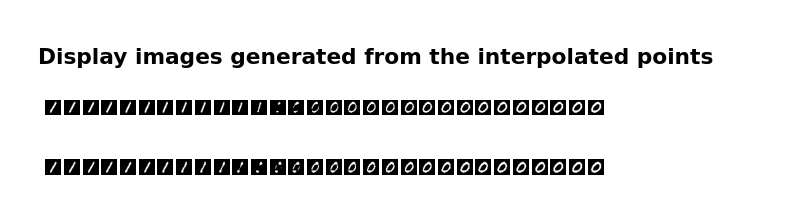
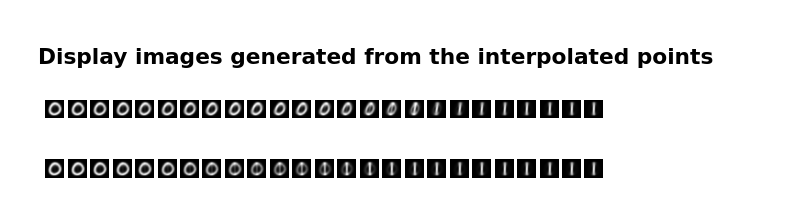
Before and after one commit to Clement-W/latent_space_oddity_MVA, a Jupyter notebook: Experiment2.ipynb, the cells around one changed output. Cells and saved outputs as stored; diff of their text form; code cells hidden in the pictures.

Commit message:
Remove binary image for interpolation results

```diff
--- a/Experiment2.ipynb
+++ b/Experiment2.ipynb
@@ -231,39 +231,39 @@ def generate_data_from_latent(model_VAE, latent_points):
     mu, _ = model_VAE.decode(latent_points)
 
     mu = mu.cpu().numpy()
-    threshold = 0.5
-    binary_image = (mu > threshold).astype(np.float32)
-    return binary_image
+    #threshold = 0.5
+    #binary_image = (mu > threshold).astype(np.float32)
+    return mu
 
 with torch.no_grad():
     # Exemple d'utilisation
-    num_samples_to_generate = 30
+    num_samples_to_generate = 25
     T = np.linspace(0, 1, num_samples_to_generate)
 
     # générer des données sur l'interpolation avec RBF
     curve_eval = curve_graph(T)[0]
     interpolation_var = curve_eval.T
     z = torch.from_numpy(interpolation_var.astype(np.float32))
     generated_data_var = generate_data_from_latent(model_VAE_RBF.VAE, z)
 
     # générer des données sur l'interpolation linéaire
     interpolation_linear = [ (1-t)*c0 + t*c1 for t in T]
     interpolation_linear = np.array(interpolation_linear)
     interpolation_linear = interpolation_linear.squeeze()
     z = torch.from_numpy(interpolation_linear.astype(np.float32))
     generated_data_linear = generate_data_from_latent(model_VAE_RBF.VAE, z)
 
     # Visualiser les images
     generated_data_var = generated_data_var.reshape(num_samples_to_generate, 28, 28)
     generated_data_linear = generated_data_linear.reshape(num_samples_to_generate, 28, 28)
     fig, axes = plt.subplots(2, num_samples_to_generate, figsize=(10, 2))
     for i in range(num_samples_to_generate):
         axes[0, i].imshow(generated_data_var[i], cmap='gray')
         axes[0, i].axis('off')
         axes[1, i].imshow(generated_data_linear[i], cmap='gray')
         axes[1, i].axis('off')
     axes[0, 0].set_ylabel('RBF')
     axes[1, 0].set_ylabel('Linear')
     plt.show()
 # %% [output]
-[figure, old version]
+[figure, new version]
```
Also changed, not shown: parts of 4 cells of this notebook.
